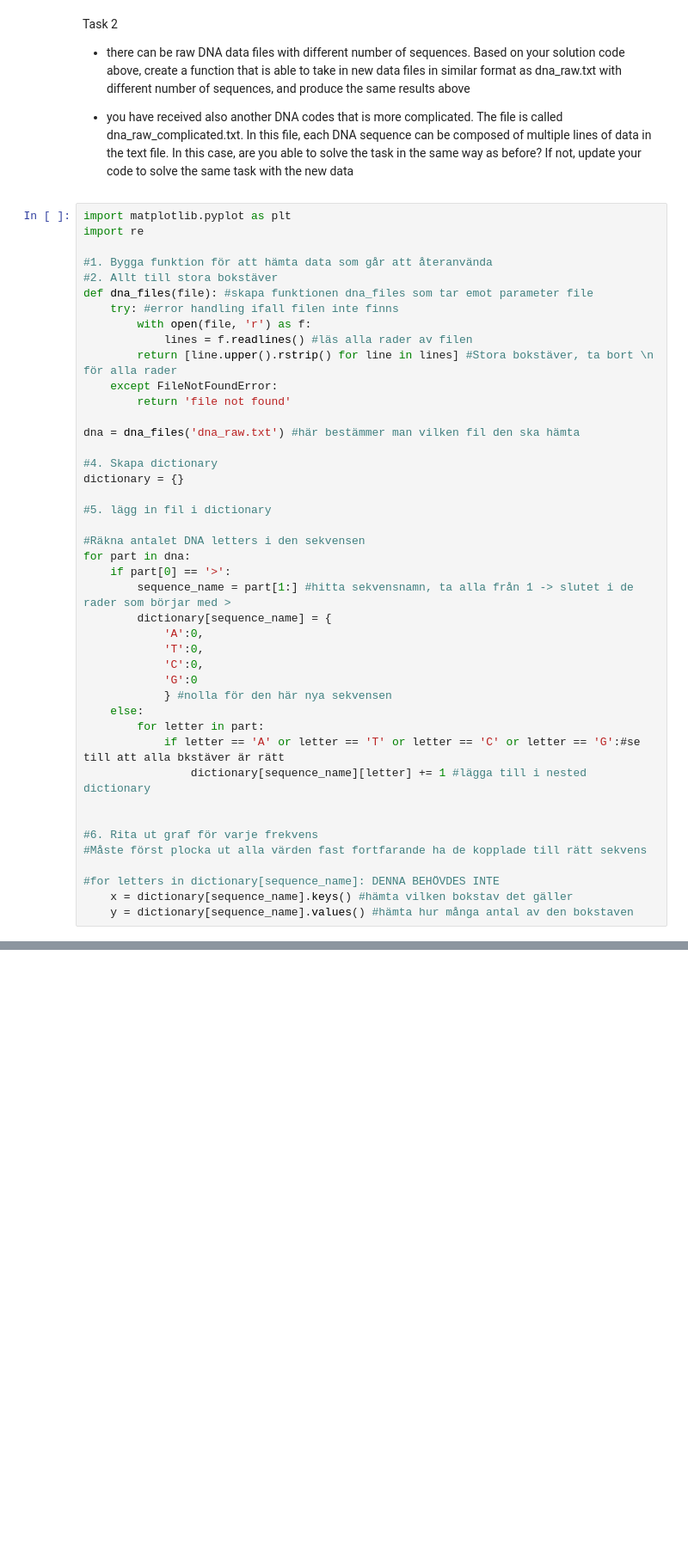
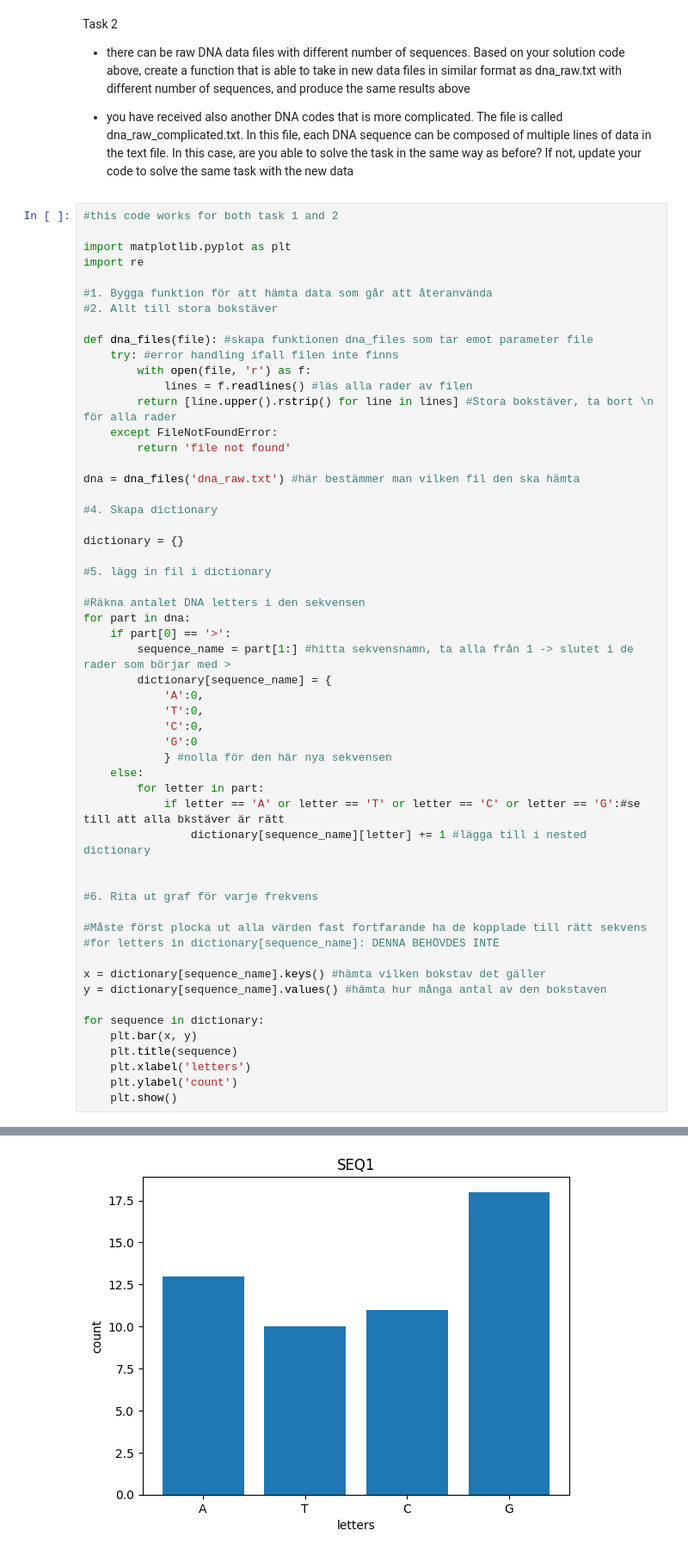
Before and after one commit to zmacken/lab1_de25_hannah_zemack, a Jupyter notebook: lab1_hannah_zemack.ipynb, the cells around one changed output, grey strips where cells are left out. Shown: that part at 86% size. Cells and saved outputs as stored; diff of their text form; blank space fills up the shorter version.

```diff
--- a/lab1_hannah_zemack.ipynb
+++ b/lab1_hannah_zemack.ipynb
@@ -24,11 +24,14 @@ dna_raw_complicated.txt. In this file, each DNA sequence can be composed of mult
 the text file. In this case, are you able to solve the task in the same way as before? If not, update your
 code to solve the same task with the new data
 # %%
+#this code works for both task 1 and 2
+
 import matplotlib.pyplot as plt
 import re
 
 #1. Bygga funktion för att hämta data som går att återanvända
 #2. Allt till stora bokstäver
+
 def dna_files(file): #skapa funktionen dna_files som tar emot parameter file
     try: #error handling ifall filen inte finns
         with open(file, 'r') as f:
@@ -40,6 +43,7 @@ def dna_files(file): #skapa funktionen dna_files som tar emot parameter file
 dna = dna_files('dna_raw.txt') #här bestämmer man vilken fil den ska hämta
 
 #4. Skapa dictionary
+
 dictionary = {}
 
 #5. lägg in fil i dictionary
@@ -61,9 +65,17 @@ for part in dna:
 
 
 #6. Rita ut graf för varje frekvens
+
 #Måste först plocka ut alla värden fast fortfarande ha de kopplade till rätt sekvens
+#for letters in dictionary[sequence_name]: DENNA BEHÖVDES INTE
 
-#for letters in dictionary[sequence_name]: DENNA BEHÖVDES INTE
-    x = dictionary[sequence_name].keys() #hämta vilken bokstav det gäller
-    y = dictionary[sequence_name].values() #hämta hur många antal av den bokstaven
+x = dictionary[sequence_name].keys() #hämta vilken bokstav det gäller
+y = dictionary[sequence_name].values() #hämta hur många antal av den bokstaven
+
+for sequence in dictionary:
+    plt.bar(x, y)
+    plt.title(sequence)
+    plt.xlabel('letters')
+    plt.ylabel('count')
+    plt.show()
 # %% [output]
@@ -70,0 +82 @@ dict_keys(['A', 'T', 'C', 'G'])
+[figure, added]
```
Also changed, not shown: parts of 1 cell of this notebook.
